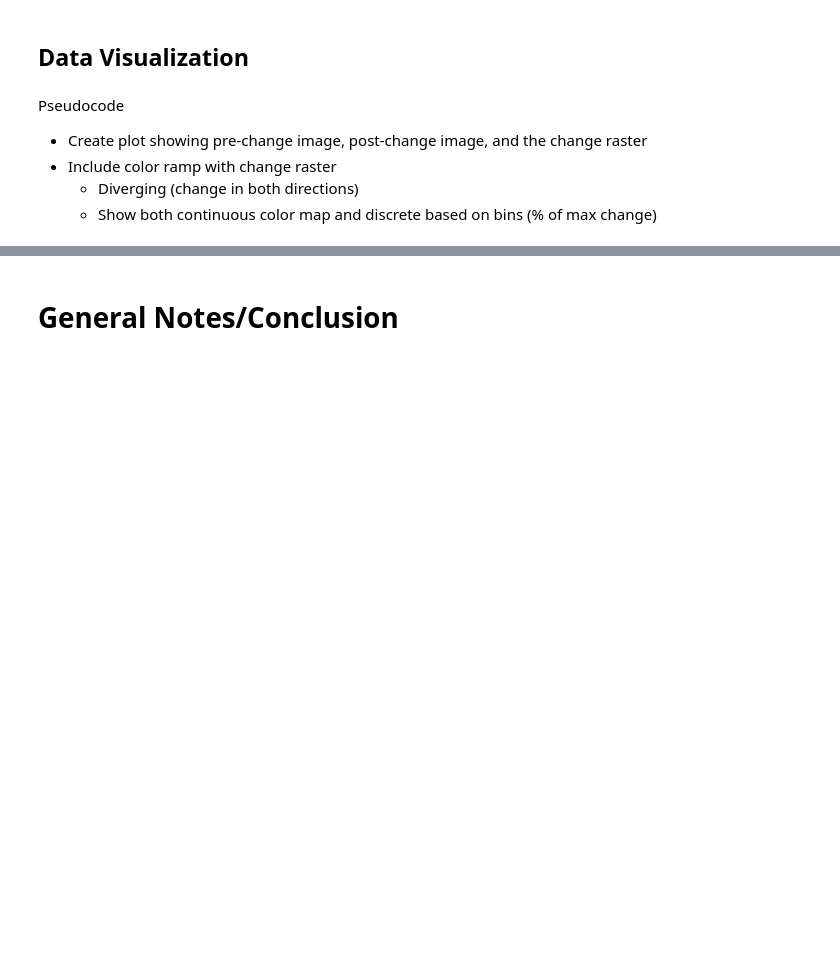
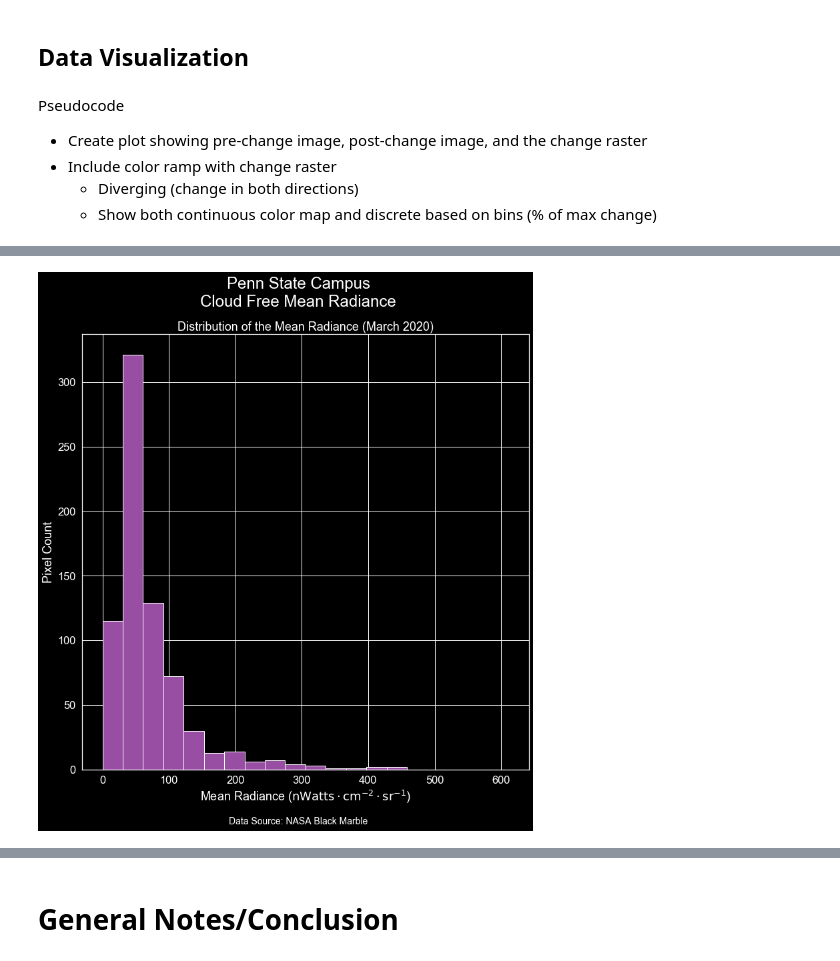
Before and after one commit to calekochenour/remote-sensing-fusion, a Jupyter notebook: 01-code-scripts/penn-state-campus-black-marble-radiance.ipynb, the cells around one changed output, grey strips where cells are left out. Cells and saved outputs as stored; diff of their text form; code cells hidden in the pictures; blank space fills up the shorter version.

```diff
--- a/01-code-scripts/penn-state-campus-black-marble-radiance.ipynb
+++ b/01-code-scripts/penn-state-campus-black-marble-radiance.ipynb
@@ -1211,0 +1459,24 @@ Pseudocode
+# %%
+# Histogram
+with plt.style.context('dark_background'):
+    fig, ax = ep.hist(
+        march_2020_cloud_free_mean,
+        hist_range=(0, sep_2019_cloud_free_mean.max()),
+        colors='#984ea3',
+        title='Distribution of the Mean Radiance (March 2020)',
+        xlabel='Mean Radiance ($\mathrm{nWatts \cdot cm^{−2} \cdot sr^{−1}}$)',
+        ylabel='Pixel Count')
+
+    plt.suptitle("Penn State Campus\nCloud Free Mean Radiance", size=24)
+
+    # Add caption
+    fig.text(0.5, .03, "Data Source: NASA Black Marble",
+             ha='center', fontsize=14)
+
+    plt.show()
+
+# plt.savefig(fname="penn-state-mean-radiance-change-sept2019-mar2020-histogram.png", facecolor='k',
+#             #fname=os.path.join(working_directory, '04-graphics-output", "penn-state-mean-radiance-difference-march-2020-september-2019.png'),
+#             dpi=300, transparent=True, bbox_inches='tight')
+# %% [output]
+[figure, added]
```
Also changed, not shown: parts of 52 cells of this notebook.
